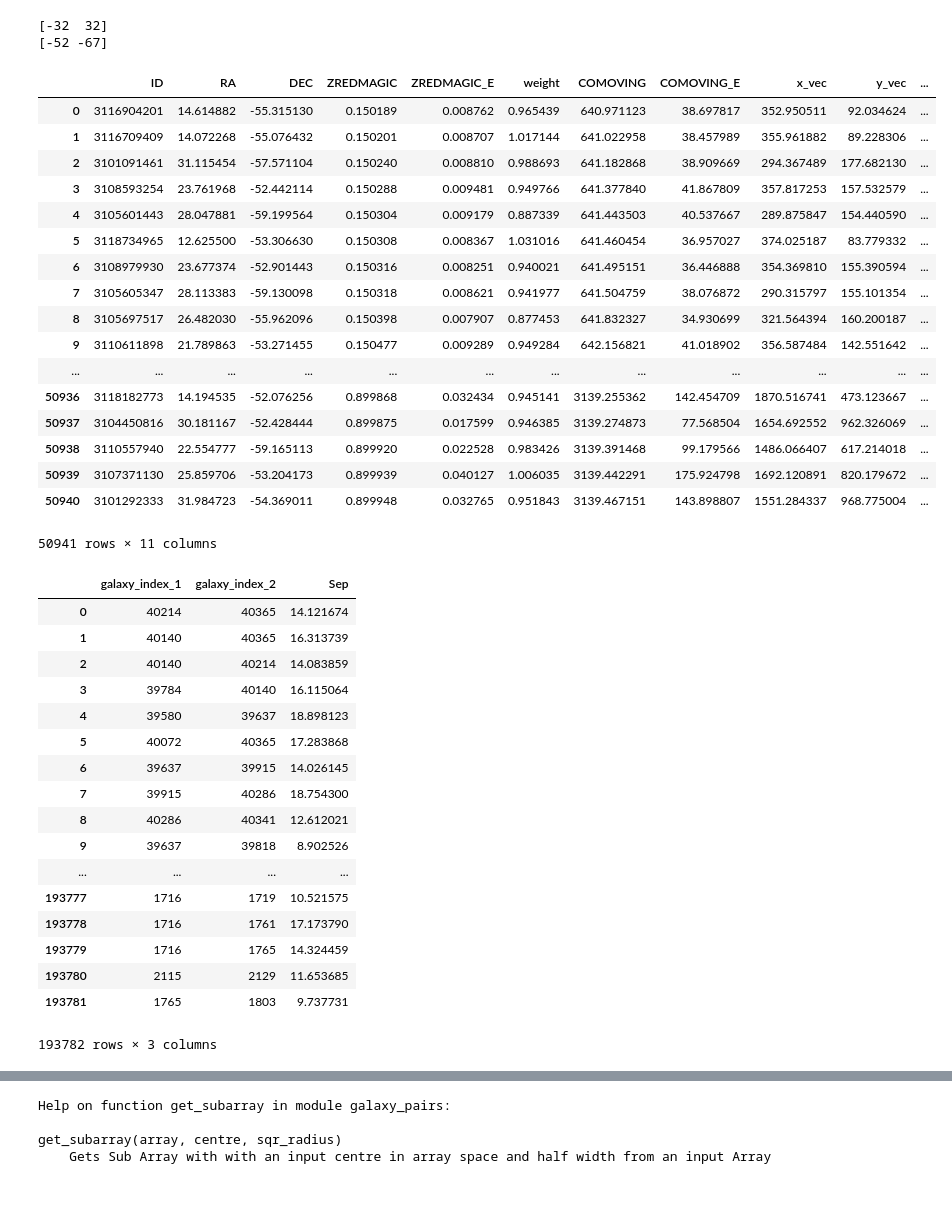
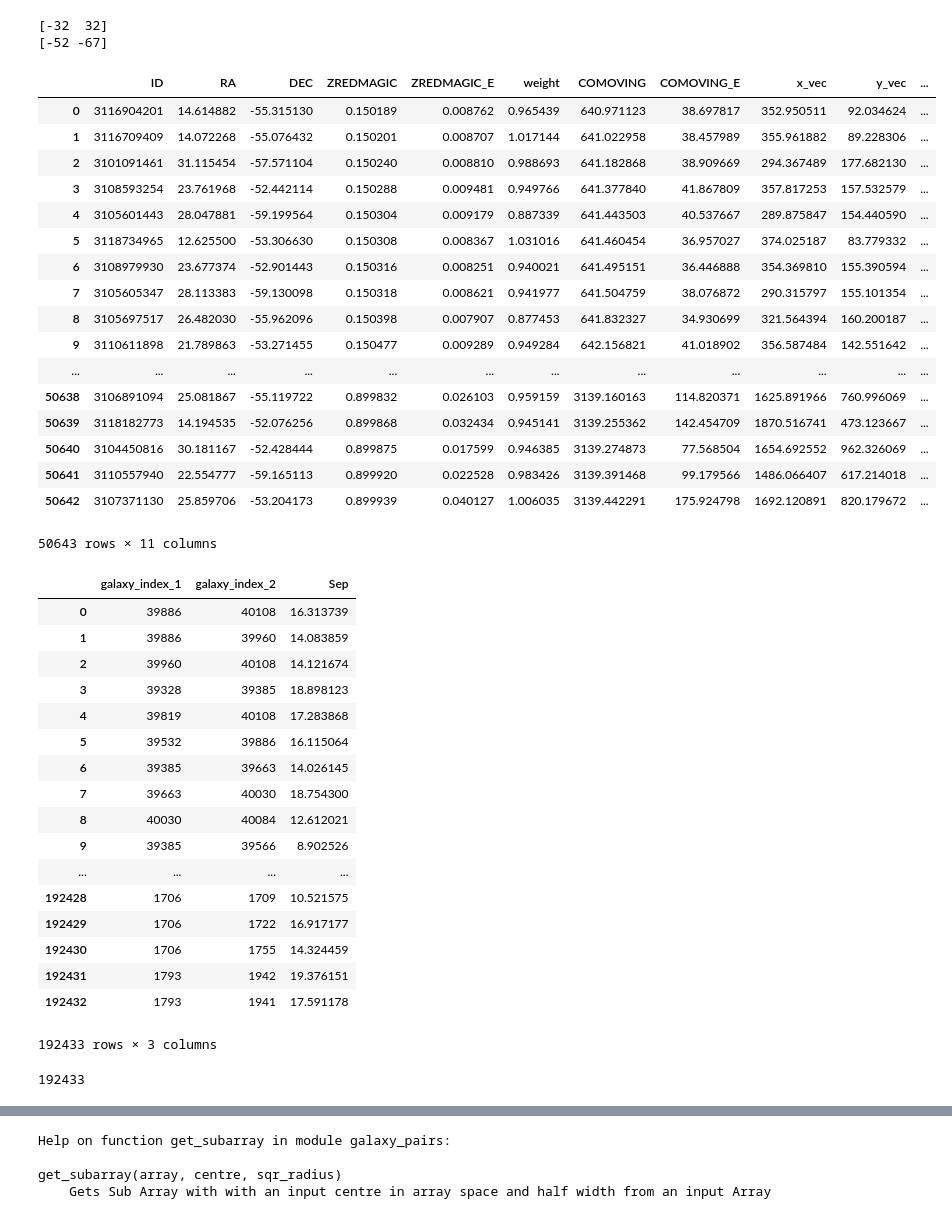
Before and after one commit to mdezylva/masters, a Jupyter notebook: Notebooks/spt_analysis_py27.ipynb, the cells around one changed output, grey strips where cells are left out. Saved outputs shown, nothing was run; the diff lists cells and outputs as text; code cells hidden in the pictures.

```diff
--- a/Notebooks/spt_analysis_py27.ipynb
+++ b/Notebooks/spt_analysis_py27.ipynb
@@ -358,28 +358,28 @@ print(dec_range)
 # print(max(df['DEC']))
 # print(min(df['DEC']))
 # %%
-new_df = df[((df.DEC < dec_range[0]) & (df.DEC > dec_range[1])) & ((df.RA > ra_range[0]) & (df.RA < ra_range[1]))]
+new_df = df[((df.DEC < dec_range[0]-0.03) & (df.DEC > dec_range[1]+0.03)) & ((df.RA > ra_range[0]+0.03) & (df.RA < ra_range[1]-0.03))]
 new_df = new_df.reset_index(drop=True)
 new_df
 # %% [output]
 |  | ID | RA | DEC | ZREDMAGIC | ZREDMAGIC_E | weight | COMOVING | COMOVING_E | x_vec | y_vec | ... |
 | 0 | 3116904201 | 14.614882 | -55.315130 | 0.150189 | 0.008762 | 0.965439 | 640.971123 | 38.697817 | 352.950511 | 92.034624 | ... |
 | 1 | 3116709409 | 14.072268 | -55.076432 | 0.150201 | 0.008707 | 1.017144 | 641.022958 | 38.457989 | 355.961882 | 89.228306 | ... |
 | 2 | 3101091461 | 31.115454 | -57.571104 | 0.150240 | 0.008810 | 0.988693 | 641.182868 | 38.909669 | 294.367489 | 177.682130 | ... |
 | 3 | 3108593254 | 23.761968 | -52.442114 | 0.150288 | 0.009481 | 0.949766 | 641.377840 | 41.867809 | 357.817253 | 157.532579 | ... |
 | 4 | 3105601443 | 28.047881 | -59.199564 | 0.150304 | 0.009179 | 0.887339 | 641.443503 | 40.537667 | 289.875847 | 154.440590 | ... |
 | 5 | 3118734965 | 12.625500 | -53.306630 | 0.150308 | 0.008367 | 1.031016 | 641.460454 | 36.957027 | 374.025187 | 83.779332 | ... |
 | 6 | 3108979930 | 23.677374 | -52.901443 | 0.150316 | 0.008251 | 0.940021 | 641.495151 | 36.446888 | 354.369810 | 155.390594 | ... |
 | 7 | 3105605347 | 28.113383 | -59.130098 | 0.150318 | 0.008621 | 0.941977 | 641.504759 | 38.076872 | 290.315797 | 155.101354 | ... |
 | 8 | 3105697517 | 26.482030 | -55.962096 | 0.150398 | 0.007907 | 0.877453 | 641.832327 | 34.930699 | 321.564394 | 160.200187 | ... |
 | 9 | 3110611898 | 21.789863 | -53.271455 | 0.150477 | 0.009289 | 0.949284 | 642.156821 | 41.018902 | 356.587484 | 142.551642 | ... |
 | ... | ... | ... | ... | ... | ... | ... | ... | ... | ... | ... | ... |
-| 50936 | 3118182773 | 14.194535 | -52.076256 | 0.899868 | 0.032434 | 0.945141 | 3139.255362 | 142.454709 | 1870.516741 | 473.123667 | ... |
-| 50937 | 3104450816 | 30.181167 | -52.428444 | 0.899875 | 0.017599 | 0.946385 | 3139.274873 | 77.568504 | 1654.692552 | 962.326069 | ... |
-| 50938 | 3110557940 | 22.554777 | -59.165113 | 0.899920 | 0.022528 | 0.983426 | 3139.391468 | 99.179566 | 1486.066407 | 617.214018 | ... |
-| 50939 | 3107371130 | 25.859706 | -53.204173 | 0.899939 | 0.040127 | 1.006035 | 3139.442291 | 175.924798 | 1692.120891 | 820.179672 | ... |
-| 50940 | 3101292333 | 31.984723 | -54.369011 | 0.899948 | 0.032765 | 0.951843 | 3139.467151 | 143.898807 | 1551.284337 | 968.775004 | ... |
+| 50638 | 3106891094 | 25.081867 | -55.119722 | 0.899832 | 0.026103 | 0.959159 | 3139.160163 | 114.820371 | 1625.891966 | 760.996069 | ... |
+| 50639 | 3118182773 | 14.194535 | -52.076256 | 0.899868 | 0.032434 | 0.945141 | 3139.255362 | 142.454709 | 1870.516741 | 473.123667 | ... |
+| 50640 | 3104450816 | 30.181167 | -52.428444 | 0.899875 | 0.017599 | 0.946385 | 3139.274873 | 77.568504 | 1654.692552 | 962.326069 | ... |
+| 50641 | 3110557940 | 22.554777 | -59.165113 | 0.899920 | 0.022528 | 0.983426 | 3139.391468 | 99.179566 | 1486.066407 | 617.214018 | ... |
+| 50642 | 3107371130 | 25.859706 | -53.204173 | 0.899939 | 0.040127 | 1.006035 | 3139.442291 | 175.924798 | 1692.120891 | 820.179672 | ... |
-50941 rows × 11 columns
+50643 rows × 11 columns
 # %%
 cut_pairs = galaxy_pairs.getPairs(new_df,20)
 cut_pairs_df = pd.DataFrame(cut_pairs.T,columns = ['galaxy_index_1','galaxy_index_2','Sep'])
@@ -388,23 +388,27 @@ cut_pairs_df['galaxy_index_2'] = cut_pairs_df.galaxy_index_2.astype(int)
 cut_pairs_df
 # %% [output]
 |  | galaxy_index_1 | galaxy_index_2 | Sep |
-| 0 | 40214 | 40365 | 14.121674 |
-| 1 | 40140 | 40365 | 16.313739 |
-| 2 | 40140 | 40214 | 14.083859 |
-| 3 | 39784 | 40140 | 16.115064 |
-| 4 | 39580 | 39637 | 18.898123 |
-| 5 | 40072 | 40365 | 17.283868 |
-| 6 | 39637 | 39915 | 14.026145 |
-| 7 | 39915 | 40286 | 18.754300 |
-| 8 | 40286 | 40341 | 12.612021 |
-| 9 | 39637 | 39818 | 8.902526 |
+| 0 | 39886 | 40108 | 16.313739 |
+| 1 | 39886 | 39960 | 14.083859 |
+| 2 | 39960 | 40108 | 14.121674 |
+| 3 | 39328 | 39385 | 18.898123 |
+| 4 | 39819 | 40108 | 17.283868 |
+| 5 | 39532 | 39886 | 16.115064 |
+| 6 | 39385 | 39663 | 14.026145 |
+| 7 | 39663 | 40030 | 18.754300 |
+| 8 | 40030 | 40084 | 12.612021 |
+| 9 | 39385 | 39566 | 8.902526 |
 | ... | ... | ... | ... |
-| 193777 | 1716 | 1719 | 10.521575 |
-| 193778 | 1716 | 1761 | 17.173790 |
-| 193779 | 1716 | 1765 | 14.324459 |
-| 193780 | 2115 | 2129 | 11.653685 |
-| 193781 | 1765 | 1803 | 9.737731 |
+| 192428 | 1706 | 1709 | 10.521575 |
+| 192429 | 1706 | 1722 | 16.917177 |
+| 192430 | 1706 | 1755 | 14.324459 |
+| 192431 | 1793 | 1942 | 19.376151 |
+| 192432 | 1793 | 1941 | 17.591178 |
-193782 rows × 3 columns
+192433 rows × 3 columns
+# %%
+len(cut_pairs_df.index)
+# %% [output]
+192433
 # %%
 # index = np.random.randint(1,len(cut_pairs_df))
 index = 72
```
Also changed, not shown: parts of 2 cells of this notebook, 4 other files.
